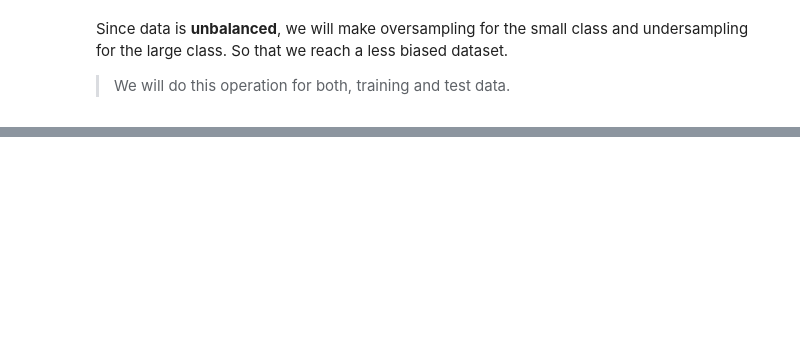
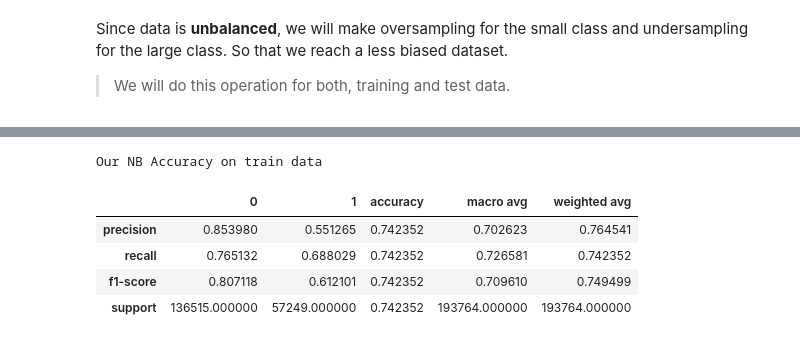
Before and after one commit to SaadBadr/heart-disease-indicators, a Jupyter notebook: notebook.ipynb, the cells around one changed output, grey strips where cells are left out. Saved outputs shown, nothing was run; the diff lists cells and outputs as text; code cells hidden in the pictures; blank space fills up the shorter version.

```diff
--- a/notebook.ipynb
+++ b/notebook.ipynb
@@ -568,0 +551,11 @@ Train Accuracy = 71.59%
+# %%
+print('Our NB Accuracy on train data')
+predicted_classes = our_clf.predict(X_train.values)
+pd.DataFrame(classification_report(y_train, predicted_classes, output_dict=True))
+# %% [output]
+Our NB Accuracy on train data
+|  | 0 | 1 | accuracy | macro avg | weighted avg |
+| precision | 0.853980 | 0.551265 | 0.742352 | 0.702623 | 0.764541 |
+| recall | 0.765132 | 0.688029 | 0.742352 | 0.726581 | 0.742352 |
+| f1-score | 0.807118 | 0.612101 | 0.742352 | 0.709610 | 0.749499 |
+| support | 136515.000000 | 57249.000000 | 0.742352 | 193764.000000 | 193764.000000 |
```
Also changed, not shown: parts of 29 cells of this notebook, 8 other files.
